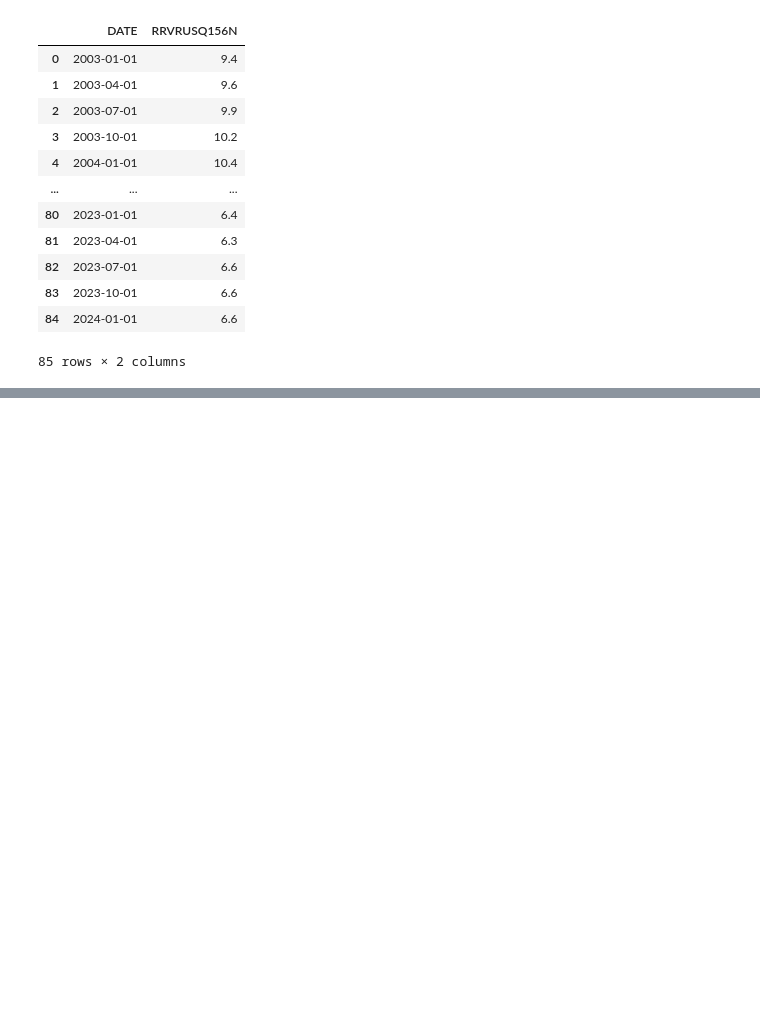
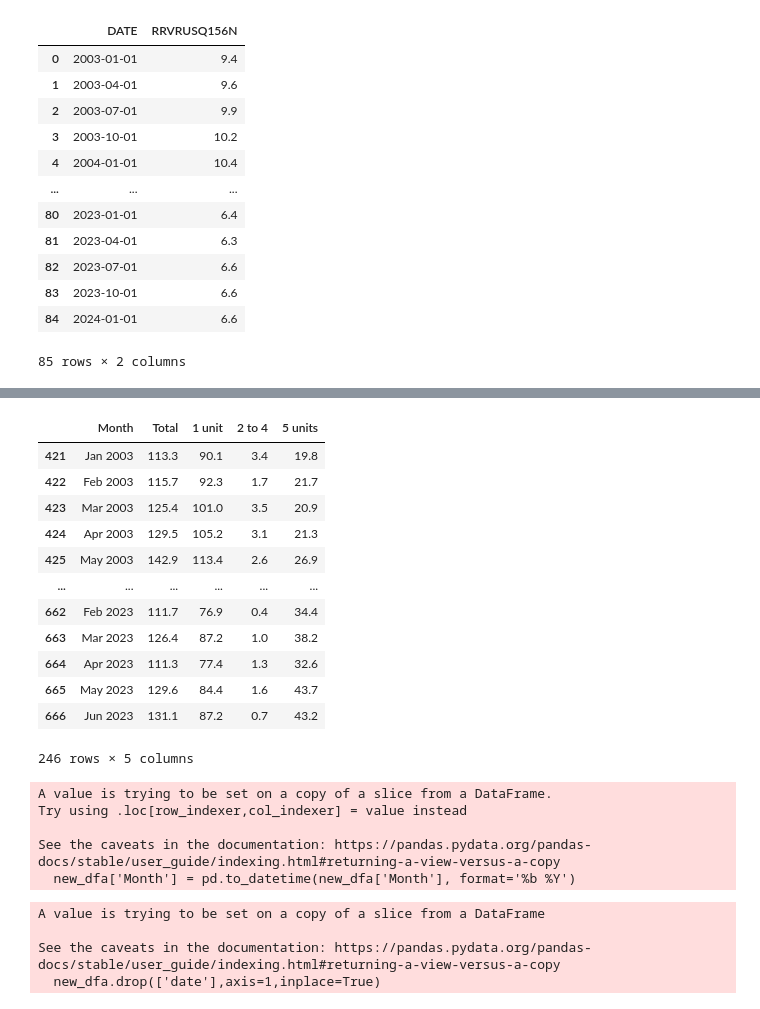
Before and after one commit to crankyastrologer/take_home_assignment, a Jupyter notebook: preprocessing.ipynb, the cells around one changed output, grey strips where cells are left out. Cells and saved outputs as stored; diff of their text form; code cells hidden in the pictures; blank space fills up the shorter version.

Commit message:
data aggregation done

```diff
--- a/preprocessing.ipynb
+++ b/preprocessing.ipynb
@@ -612,0 +638,33 @@ df
+# %%
+new_dfa = new_dfa.iloc[:-5]
+# %%
+new_dfa
+# %% [output]
+|  | Month | Total | 1 unit | 2 to 4 | 5 units |
+| 421 | Jan 2003 | 113.3 | 90.1 | 3.4 | 19.8 |
+| 422 | Feb 2003 | 115.7 | 92.3 | 1.7 | 21.7 |
+| 423 | Mar 2003 | 125.4 | 101.0 | 3.5 | 20.9 |
+| 424 | Apr 2003 | 129.5 | 105.2 | 3.1 | 21.3 |
+| 425 | May 2003 | 142.9 | 113.4 | 2.6 | 26.9 |
+| ... | ... | ... | ... | ... | ... |
+| 662 | Feb 2023 | 111.7 | 76.9 | 0.4 | 34.4 |
+| 663 | Mar 2023 | 126.4 | 87.2 | 1.0 | 38.2 |
+| 664 | Apr 2023 | 111.3 | 77.4 | 1.3 | 32.6 |
+| 665 | May 2023 | 129.6 | 84.4 | 1.6 | 43.7 |
+| 666 | Jun 2023 | 131.1 | 87.2 | 0.7 | 43.2 |
+246 rows × 5 columns
+# %%
+new_dfa['Month'] = pd.to_datetime(new_dfa['Month'], format='%b %Y')
+# %% [output]
+A value is trying to be set on a copy of a slice from a DataFrame.
+Try using .loc[row_indexer,col_indexer] = value instead
+
+See the caveats in the documentation: https://pandas.pydata.org/pandas-docs/stable/user_guide/indexing.html#returning-a-view-versus-a-copy
+  new_dfa['Month'] = pd.to_datetime(new_dfa['Month'], format='%b %Y')
+# %%
+new_dfa.drop(['date'],axis=1,inplace=True)
+# %% [output]
+A value is trying to be set on a copy of a slice from a DataFrame
+
+See the caveats in the documentation: https://pandas.pydata.org/pandas-docs/stable/user_guide/indexing.html#returning-a-view-versus-a-copy
+  new_dfa.drop(['date'],axis=1,inplace=True)
```
Also changed, not shown: parts of 8 cells of this notebook, 5 other files.
